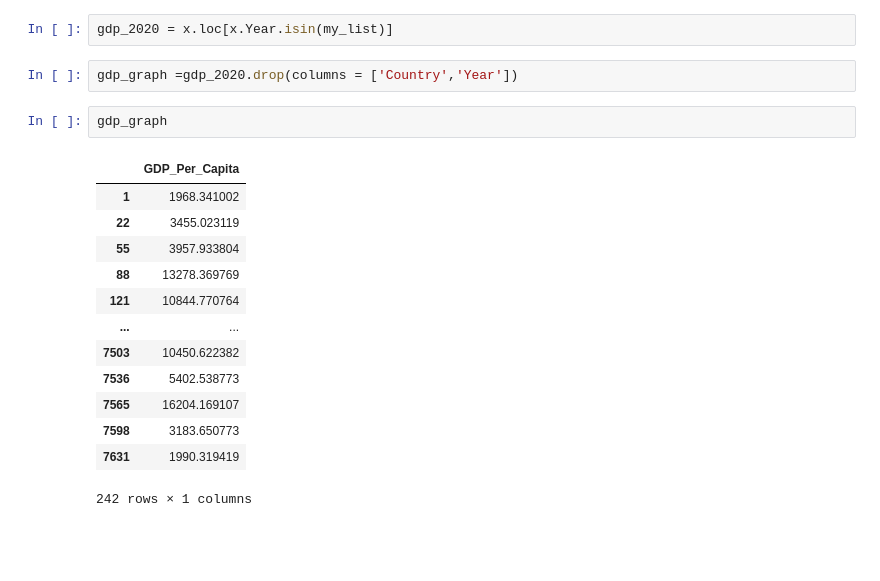
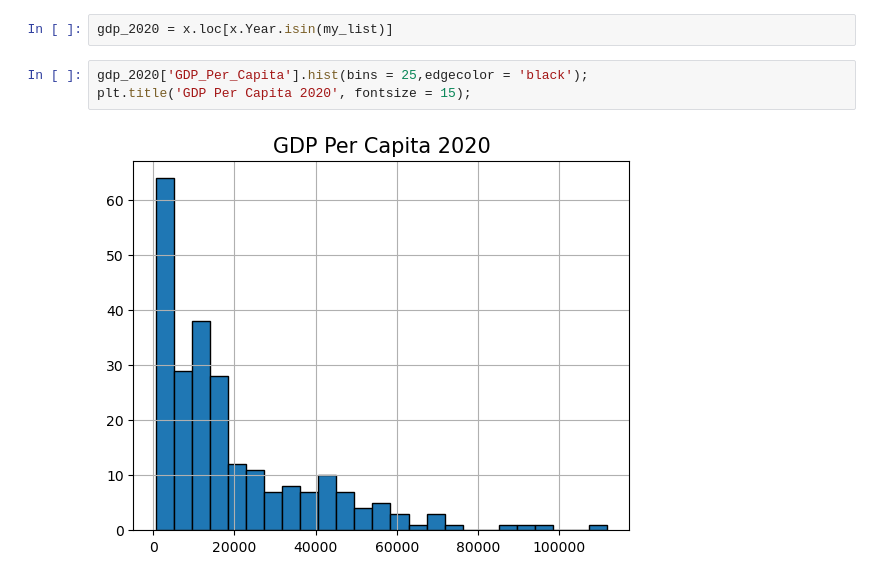
Before and after one commit to NSS-Full-Time-Data-Analytics-14/gdp-and-internet-usage-j2das1, a Jupyter notebook: notebook/UN_gdp_internetuse_project.ipynb, the cells around one changed output. Saved outputs shown, nothing was run; the diff lists cells and outputs as text; blank space fills up the shorter version.

```diff
--- a/notebook/UN_gdp_internetuse_project.ipynb
+++ b/notebook/UN_gdp_internetuse_project.ipynb
@@ -186,21 +191,8 @@ x = gdp_df.rename(columns = {'Country or Area':'Country','Value':'GDP_Per_Capita
 my_list = [2020]
 # %%
 gdp_2020 = x.loc[x.Year.isin(my_list)]
-# %%
-gdp_graph =gdp_2020.drop(columns = ['Country','Year'])
 # %%
-gdp_graph
+gdp_2020['GDP_Per_Capita'].hist(bins = 25,edgecolor = 'black');
+plt.title('GDP Per Capita 2020', fontsize = 15);
 # %% [output]
-|  | GDP_Per_Capita |
-| 1 | 1968.341002 |
-| 22 | 3455.023119 |
-| 55 | 3957.933804 |
-| 88 | 13278.369769 |
-| 121 | 10844.770764 |
-| ... | ... |
-| 7503 | 10450.622382 |
-| 7536 | 5402.538773 |
-| 7565 | 16204.169107 |
-| 7598 | 3183.650773 |
-| 7631 | 1990.319419 |
-242 rows × 1 columns
+[figure, added]
```
Also changed, not shown: parts of 40 cells of this notebook.
